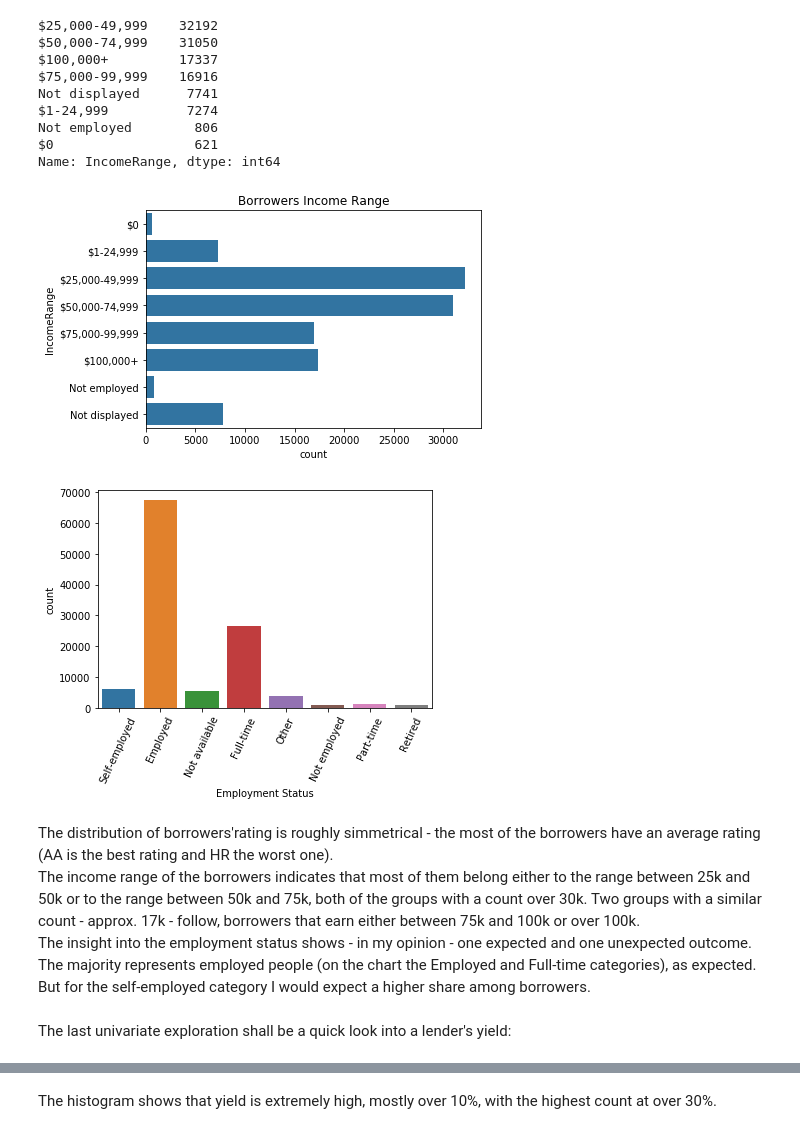
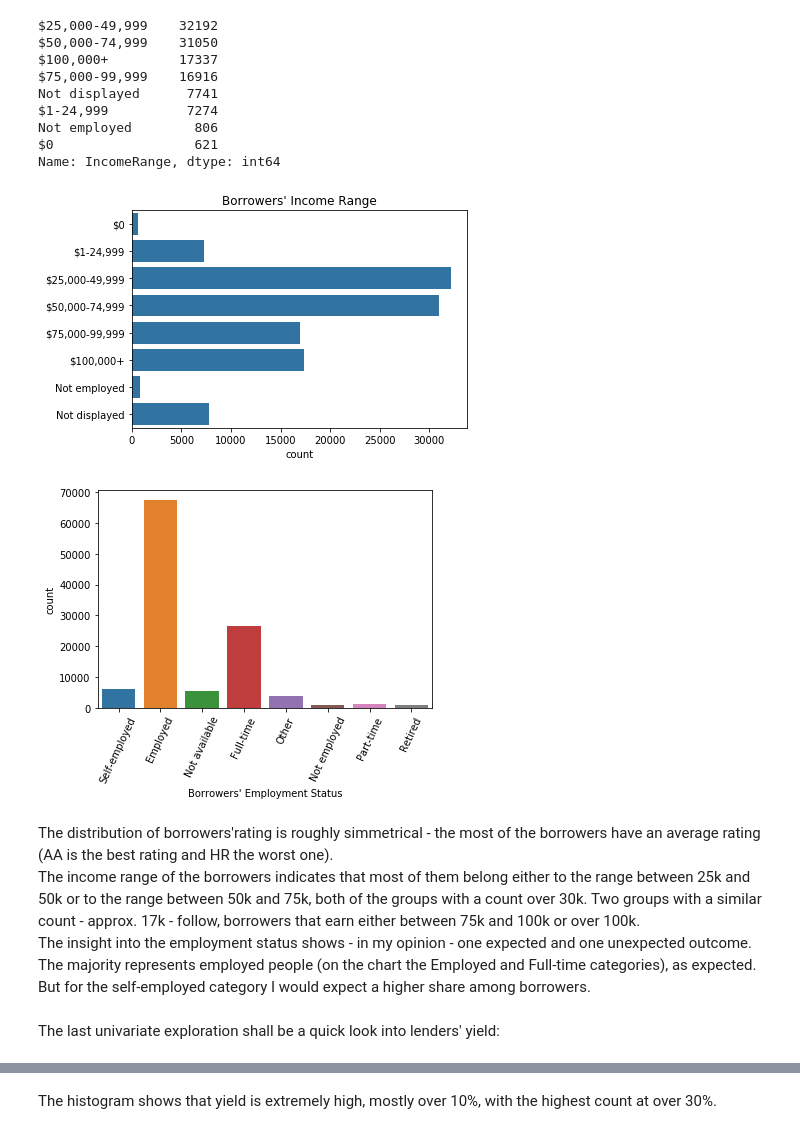
Before and after one commit to RosvitaR/Visualisation-Practice, a Jupyter notebook: exploration_template.ipynb, the cells around one changed output, grey strips where cells are left out. Saved outputs shown, nothing was run; the diff lists cells and outputs as text; code cells hidden in the pictures.

```diff
--- a/exploration_template.ipynb
+++ b/exploration_template.ipynb
@@ -272,25 +269,26 @@ Name: IncomeRange, dtype: int64
 # %%
 income_order = ['$0', '$1-24,999', '$25,000-49,999', '$50,000-74,999', '$75,000-99,999', '$100,000+', 'Not employed', 'Not displayed']
 ordered_cat2 = pd.api.types.CategoricalDtype(ordered = True, categories = income_order)
 loans['IncomeRange'] = loans['IncomeRange'].astype(ordered_cat2)
 base_colour = sb.color_palette()[0]
 sb.countplot(data = loans, y = 'IncomeRange', color = base_colour)
-plt.title('Borrowers Income Range');
+plt.title('Borrowers\' Income Range')
+plt.ylabel('');
 # %% [output]
-[figure, old version]
+[figure, new version]
 # %%
 #loans.EmploymentStatus.value_counts()
 sb.countplot(data = loans, x = 'EmploymentStatus')
 plt.xticks(rotation = 65)
-plt.xlabel('Employment Status');
+plt.xlabel('Borrowers\' Employment Status');
 # %% [output]
-[figure, old version]
+[figure, new version]
 # %% [markdown]
 The distribution of borrowers'rating is roughly simmetrical - the most of the borrowers have an average rating (AA is the best rating and HR the worst one). <br>
 The income range of the borrowers indicates that most of them belong either to the range between 25k and 50k or to the range between 50k and 75k, both of the groups with a count over 30k. Two groups with a similar count - approx. 17k - follow, borrowers that earn either between 75k and 100k or over 100k. <br>
 The insight into the employment status shows - in my opinion - one expected and one unexpected outcome. The majority represents employed people (on the chart the Employed and Full-time categories), as expected. But for the self-employed category I would expect a higher share among borrowers. <br>
 <br>
-The last univariate exploration shall be a quick look into a lender's yield:
+The last univariate exploration shall be a quick look into lenders' yield:
 # %%
 plt.figure(figsize = [8, 5])
 bin_size2 = 0.01
```
Also changed, not shown: parts of 29 cells of this notebook.
